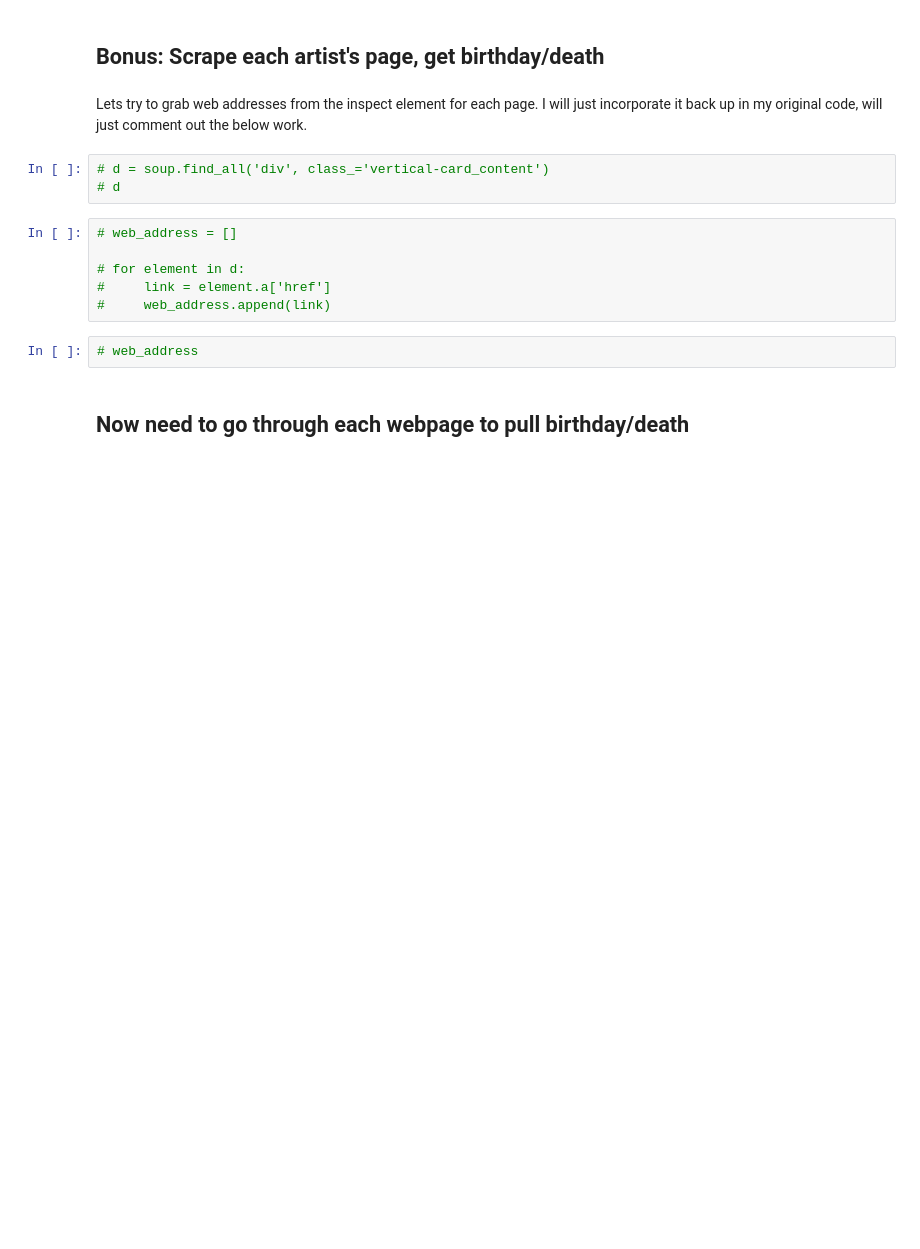
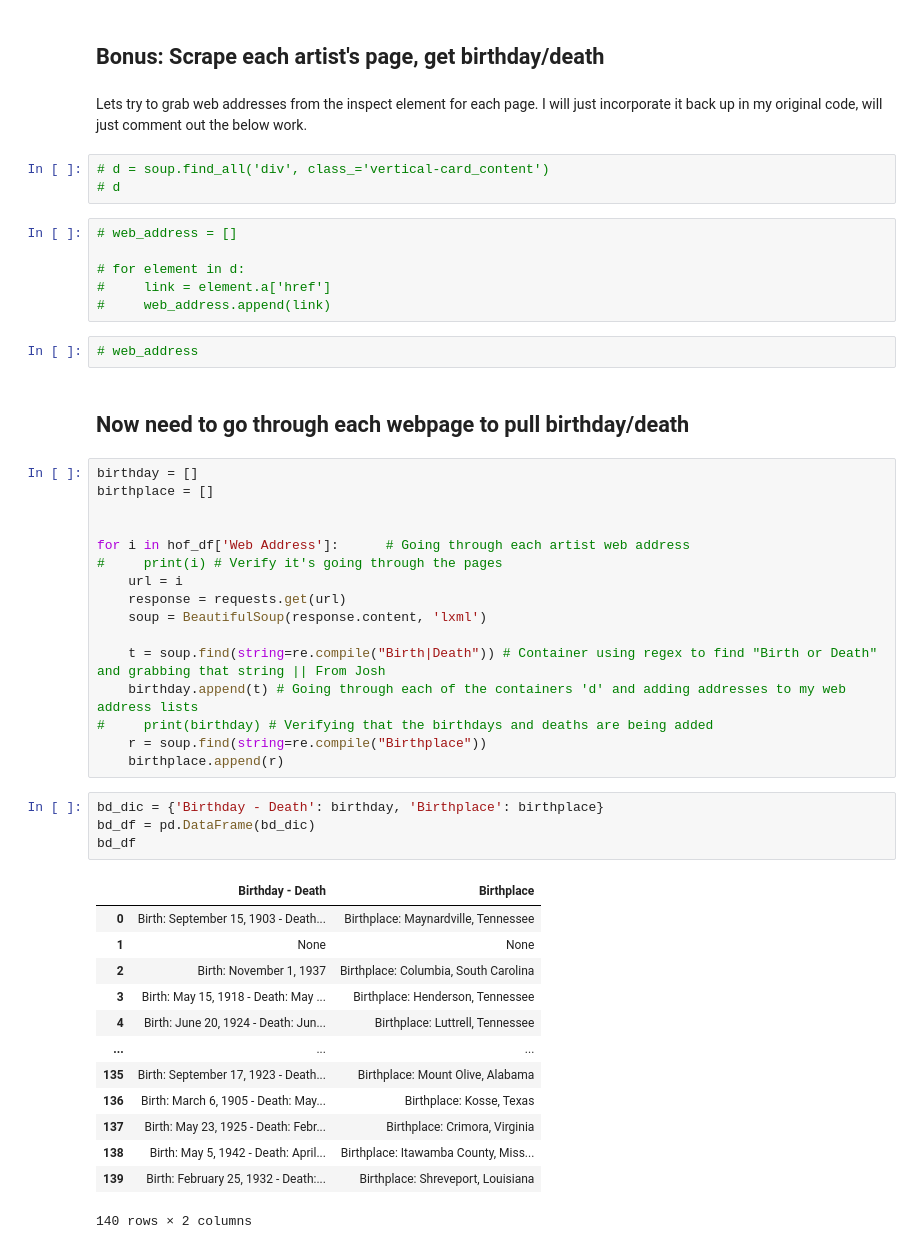
Before and after one commit to tye642/web_scraping_country_music_hof, a Jupyter notebook: notebook/hall_of_fame_webscrape.ipynb, the cells around one changed output. Cells and saved outputs as stored; diff of their text form; blank space fills up the shorter version.

```diff
--- a/notebook/hall_of_fame_webscrape.ipynb
+++ b/notebook/hall_of_fame_webscrape.ipynb
@@ -318,3 +318,37 @@ Lets try to grab web addresses from the inspect element for each page. I will ju
 # web_address
 # %% [markdown]
 ## Now need to go through each webpage to pull birthday/death
+# %%
+birthday = []
+birthplace = []
+
+
+for i in hof_df['Web Address']:      # Going through each artist web address
+#     print(i) # Verify it's going through the pages
+    url = i
+    response = requests.get(url)
+    soup = BeautifulSoup(response.content, 'lxml')
+
+    t = soup.find(string=re.compile("Birth|Death")) # Container using regex to find "Birth or Death" and grabbing that string || From Josh
+    birthday.append(t) # Going through each of the containers 'd' and adding addresses to my web address lists
+#     print(birthday) # Verifying that the birthdays and deaths are being added
+    r = soup.find(string=re.compile("Birthplace"))
+    birthplace.append(r)
+# %%
+bd_dic = {'Birthday - Death': birthday, 'Birthplace': birthplace}
+bd_df = pd.DataFrame(bd_dic)
+bd_df
+# %% [output]
+|  | Birthday - Death | Birthplace |
+| 0 | Birth: September 15, 1903 - Death... | Birthplace: Maynardville, Tennessee |
+| 1 | None | None |
+| 2 | Birth: November 1, 1937 | Birthplace: Columbia, South Carolina |
+| 3 | Birth: May 15, 1918 - Death: May ... | Birthplace: Henderson, Tennessee |
+| 4 | Birth: June 20, 1924 - Death: Jun... | Birthplace: Luttrell, Tennessee |
+| ... | ... | ... |
+| 135 | Birth: September 17, 1923 - Death... | Birthplace: Mount Olive, Alabama |
+| 136 | Birth: March 6, 1905 - Death: May... | Birthplace: Kosse, Texas |
+| 137 | Birth: May 23, 1925 - Death: Febr... | Birthplace: Crimora, Virginia |
+| 138 | Birth: May 5, 1942 - Death: April... | Birthplace: Itawamba County, Miss... |
+| 139 | Birth: February 25, 1932 - Death:... | Birthplace: Shreveport, Louisiana |
+140 rows × 2 columns
```
Also changed, not shown: parts of 6 cells of this notebook.
